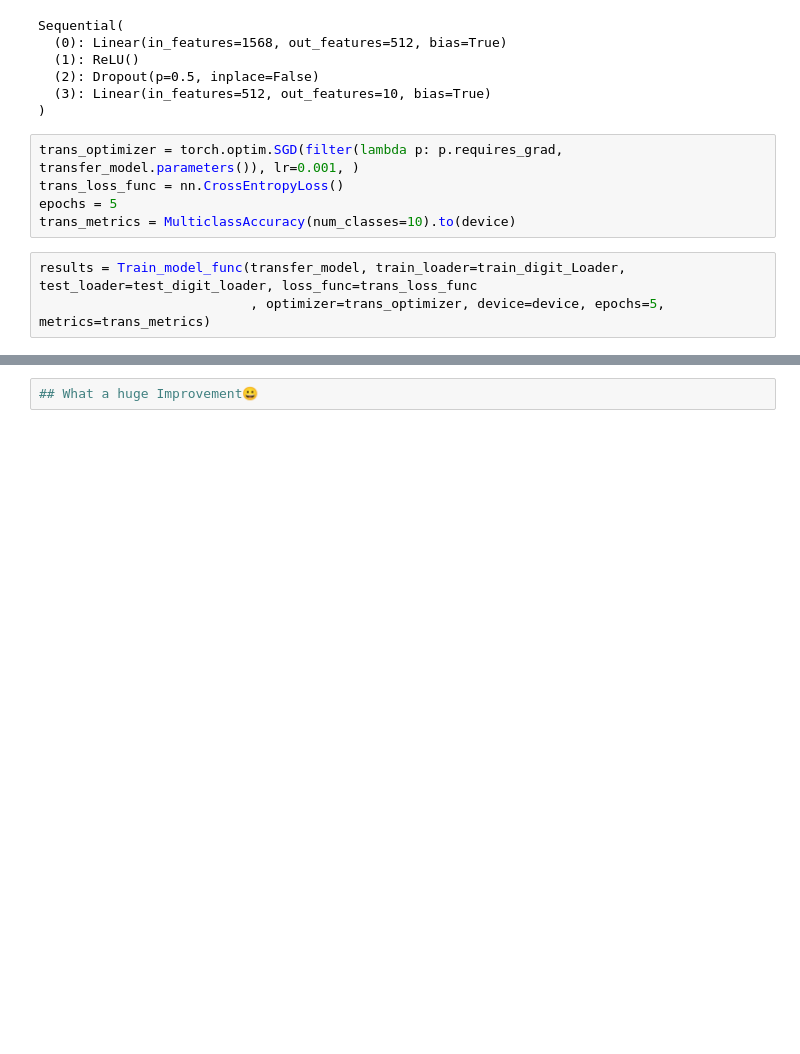
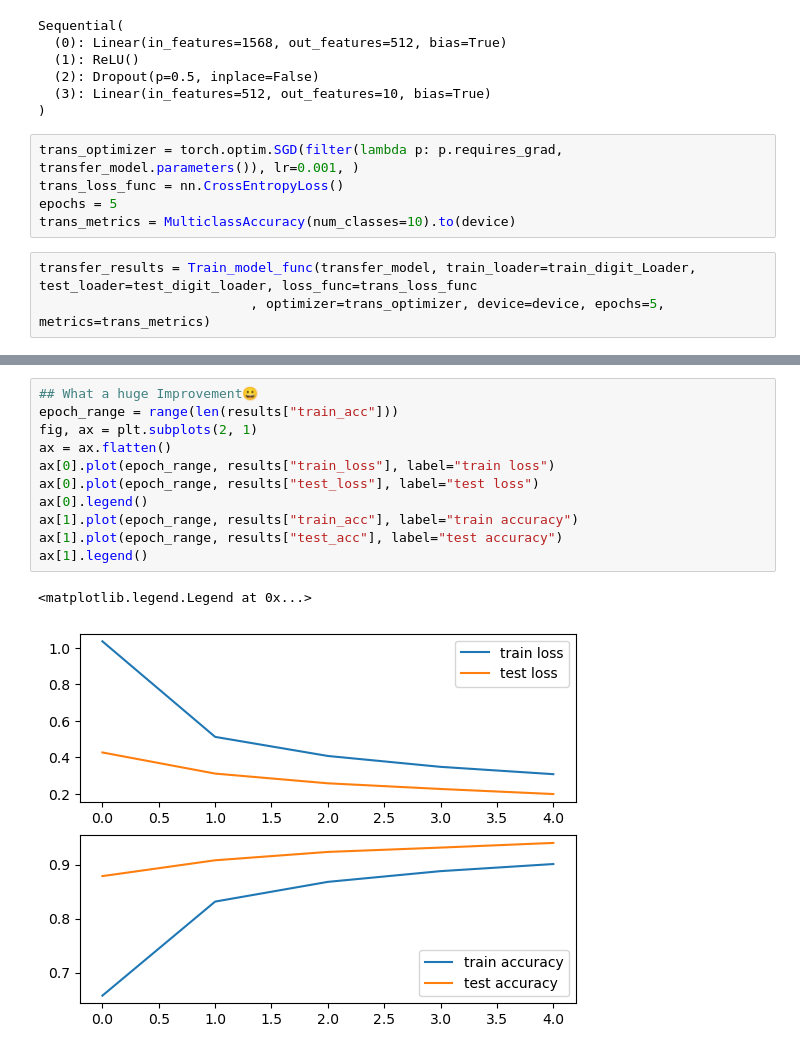
Before and after one commit to Ebenezeragyemang10/Machine-learning-Deep-Learning-Notes, a Jupyter notebook: 21.Style-And-Transfer-learning/transfer-mnist-dataset/transfer-learning-mnist.ipynb, the cells around one changed output, grey strips where cells are left out. Saved outputs shown, nothing was run; the diff lists cells and outputs as text; blank space fills up the shorter version.

```diff
--- a/21.Style-And-Transfer-learning/transfer-learning-mnist.ipynb
+++ b/21.Style-And-Transfer-learning/transfer-mnist-dataset/transfer-learning-mnist.ipynb
@@ -410,6 +410,6 @@ trans_loss_func = nn.CrossEntropyLoss()
 epochs = 5
 trans_metrics = MulticlassAccuracy(num_classes=10).to(device)
 # %%
-results = Train_model_func(transfer_model, train_loader=train_digit_Loader, test_loader=test_digit_loader, loss_func=trans_loss_func
+transfer_results = Train_model_func(transfer_model, train_loader=train_digit_Loader, test_loader=test_digit_loader, loss_func=trans_loss_func
                            , optimizer=trans_optimizer, device=device, epochs=5, metrics=trans_metrics)
 # %% [output]
@@ -421,2 +421,14 @@ epoch : 5/5 train_loss:0.3076487546165784 train acc:0.9010306000709534 test_loss
 # %%
 ## What a huge Improvement😀
+epoch_range = range(len(results["train_acc"]))
+fig, ax = plt.subplots(2, 1)
+ax = ax.flatten()
+ax[0].plot(epoch_range, results["train_loss"], label="train loss")
+ax[0].plot(epoch_range, results["test_loss"], label="test loss")
+ax[0].legend()
+ax[1].plot(epoch_range, results["train_acc"], label="train accuracy")
+ax[1].plot(epoch_range, results["test_acc"], label="test accuracy")
+ax[1].legend()
+# %% [output]
+<matplotlib.legend.Legend at 0x...>
+[figure, added]
```
Also changed, not shown: parts of 1 cell of this notebook, 1 other file.
